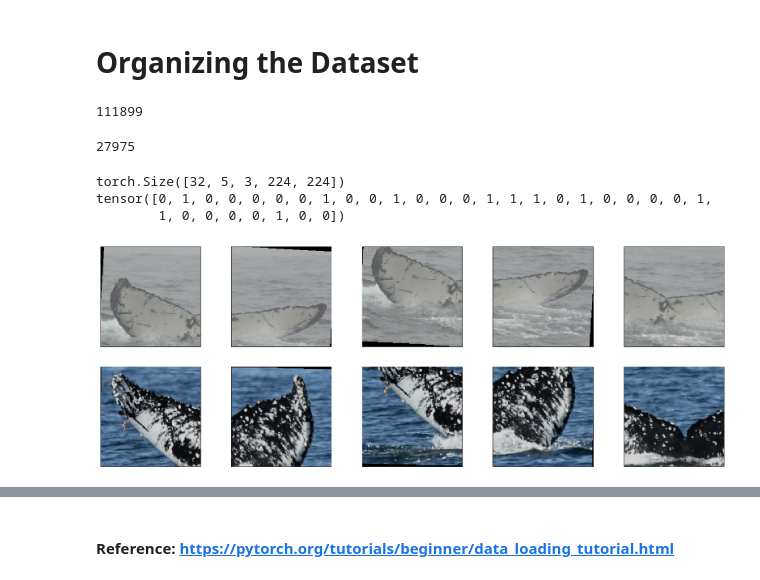
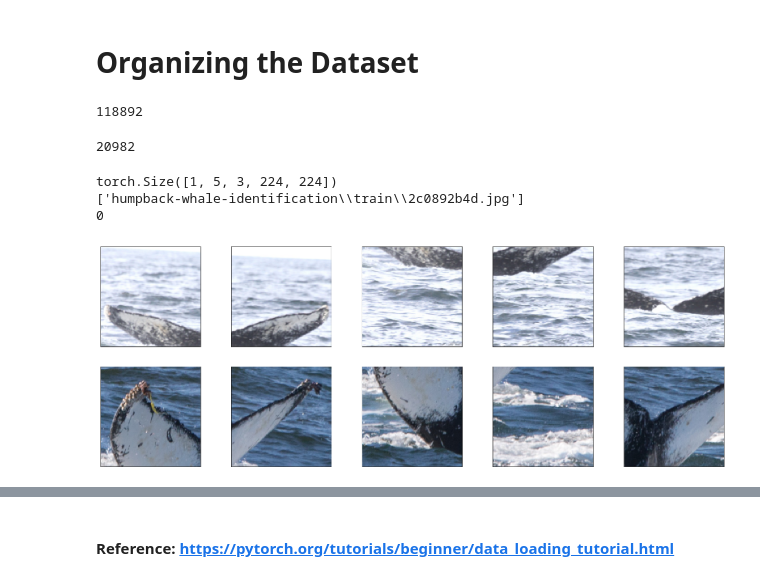
Before and after one commit to Fernandohf/WhaleID, a Jupyter notebook: WhaleIdentification.ipynb, the cells around one changed output, grey strips where cells are left out. Cells and saved outputs as stored; diff of their text form; code cells hidden in the pictures.

```diff
--- a/WhaleIdentification.ipynb
+++ b/WhaleIdentification.ipynb
@@ -87,11 +87,14 @@ class WhaleDataset(Dataset):
             img_1 = self.transform(img_1)
             img_2 = self.transform(img_2)
 
+        img_1_sample = {'name': img_1_path, 'data': img_1}
+        img_2_sample = {'name': img_2_path, 'data': img_2}
+
         # Label for image pair
-        label = self.data.iloc[idx, 2]
+        label = torch.tensor(int(self.data.iloc[idx, 2]))
 
         # Output
-        sample = (img_1, img_2, label)
+        sample = (img_1_sample, img_2_sample, label)
 
         return sample
 
@@ -105,11 +108,11 @@ class WhaleDataset(Dataset):
         else:
             raise "Mode shoud be 'train' or 'test'."
 # %%
-csv_file = 'humpback-whale-identification/train.csv'
-root_dir = 'humpback-whale-identification/train'
+csv_file = 'humpback-whale-identification\\train.csv'
+root_dir = 'humpback-whale-identification\\train'
 # data augmentation
 train_transform = T.Compose([T.ColorJitter(.25, .25, .25,),
-                             T.Resize(300),
+                             T.Resize(400),
                              T.RandomRotation(5),
                              T.FiveCrop((224)),
                              T.Lambda(lambda crops: torch.stack([T.ToTensor()(crop) for crop in crops]))
@@ -120,7 +123,7 @@ test_transform = T.Compose([T.Resize(400),
                             T.Lambda(lambda crops: torch.stack([T.ToTensor()(crop) for crop in crops]))
                            ])
 
-whale_dataset = WhaleDataset(csv_file, root_dir, transforms=[train_transform, test_transform], neg_ratio=1)
+whale_dataset = WhaleDataset(csv_file, root_dir, transforms=[train_transform, test_transform], neg_ratio=1, split=.85)
 # %%
 data_loader = DataLoader(whale_dataset,
                          batch_size=1,
@@ -129,34 +132,35 @@ data_loader = DataLoader(whale_dataset,
 whale_dataset.set_mode("train")
 len(whale_dataset)
 # %% [output]
-111899
+118892
 # %%
 whale_dataset.set_mode("test")
 len(whale_dataset)
 # %% [output]
-27975
+20982
 # %%
 # Check data
 img1, img2, label = iter(data_loader).next()
 
 # 5 cropped images
-print(img1.size())
-bs, ncrops, c, h, w = img1.size()
+print(img1["data"].size())
+print(img1["name"])
+bs, ncrops, c, h, w = img1["data"].size()
 # 1 item of the batch
-imgs_1 = img1[0].numpy()
-imgs_2 = img2[0].numpy()
+imgs_1 = img1["data"][0].numpy()
+imgs_2 = img2["data"][0].numpy()
 f = plt.figure(figsize=(28, 10))
 # For each crop
 for idx in range(5):
     ax1 = f.add_subplot(2, 5, idx + 1, xticks=[], yticks=[])
     ax2 = f.add_subplot(2, 5, idx + 6, xticks=[], yticks=[])
 
     ax1.imshow(np.transpose(imgs_1[idx], (1, 2, 0)))
     ax2.imshow(np.transpose(imgs_2[idx], (1, 2, 0)))
-print(label)
+print(label[0].numpy())
 # %% [output]
-torch.Size([32, 5, 3, 224, 224])
-tensor([0, 1, 0, 0, 0, 0, 0, 1, 0, 0, 1, 0, 0, 0, 1, 1, 1, 0, 1, 0, 0, 0, 0, 1,
-        1, 0, 0, 0, 0, 1, 0, 0])
+torch.Size([1, 5, 3, 224, 224])
+['humpback-whale-identification\\train\\2c0892b4d.jpg']
+0
-[figure, old version]
+[figure, new version]
 # %%
```
Also changed, not shown: parts of 12 cells of this notebook.
